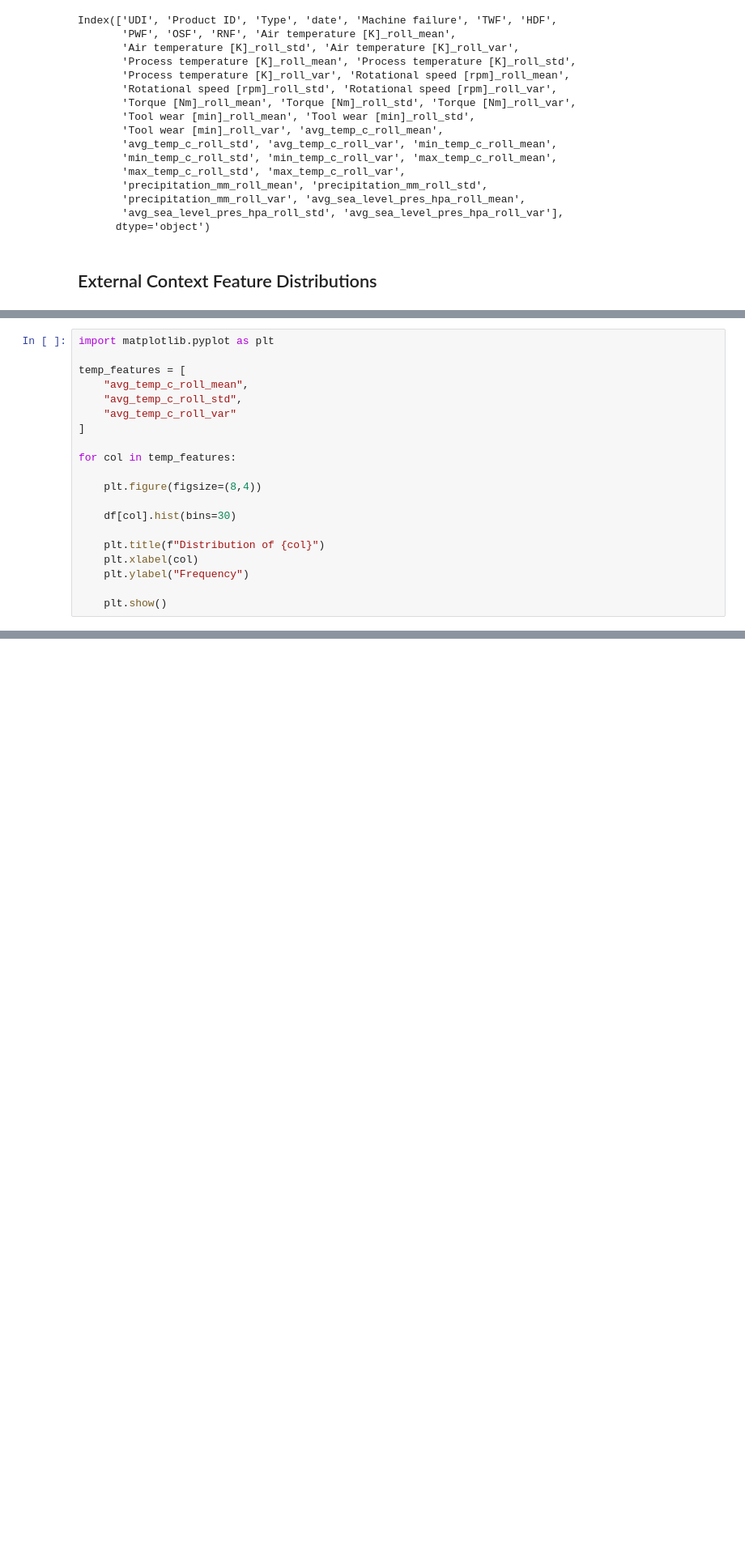
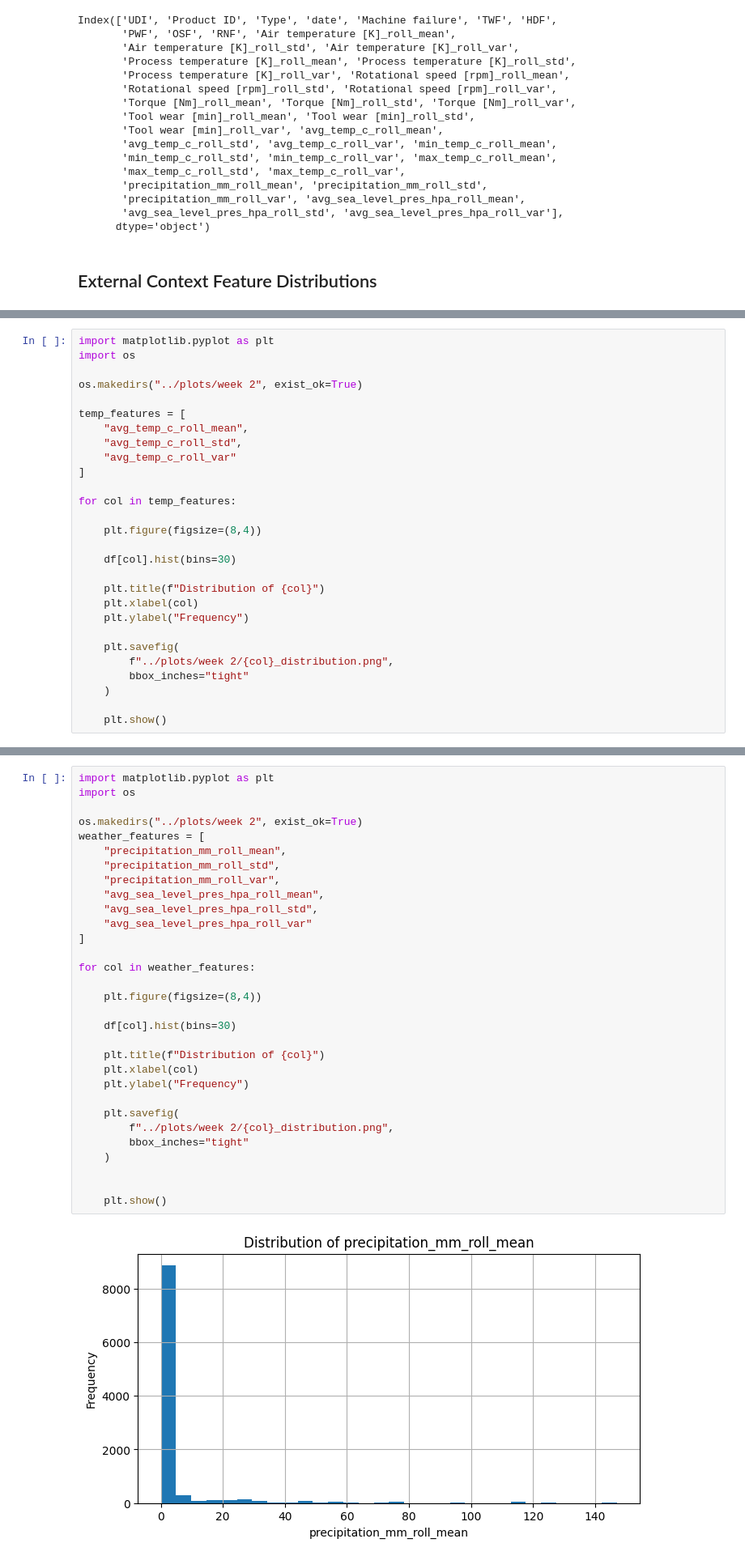
Before and after one commit to KVP6755/Project1_Predictive-Maintenance, a Jupyter notebook: eda/eda_analysis.ipynb, the cells around one changed output, grey strips where cells are left out. Shown at 81% size. Cells and saved outputs as stored; diff of their text form; blank space fills up the shorter version.

Commit message:
Engineered Pressure and Precipitation Features

```diff
--- a/eda/eda_analysis.ipynb
+++ b/eda/eda_analysis.ipynb
@@ -459,5 +497,8 @@ Index(['UDI', 'Product ID', 'Type', 'date', 'Machine failure', 'TWF', 'HDF',
 # %%
 import matplotlib.pyplot as plt
+import os
+
+os.makedirs("../plots/week 2", exist_ok=True)
 
 temp_features = [
     "avg_temp_c_roll_mean",
@@ -475,6 +516,11 @@ for col in temp_features:
     plt.xlabel(col)
     plt.ylabel("Frequency")
 
+    plt.savefig(
+        f"../plots/week 2/{col}_distribution.png",
+        bbox_inches="tight"
+    )
+
     plt.show()
 # %% [output]
 [figure]
@@ -488,0 +543,33 @@ The engineered temperature features provide contextual environmental information
+# %%
+import matplotlib.pyplot as plt
+import os
+
+os.makedirs("../plots/week 2", exist_ok=True)
+weather_features = [
+    "precipitation_mm_roll_mean",
+    "precipitation_mm_roll_std",
+    "precipitation_mm_roll_var",
+    "avg_sea_level_pres_hpa_roll_mean",
+    "avg_sea_level_pres_hpa_roll_std",
+    "avg_sea_level_pres_hpa_roll_var"
+]
+
+for col in weather_features:
+
+    plt.figure(figsize=(8,4))
+
+    df[col].hist(bins=30)
+
+    plt.title(f"Distribution of {col}")
+    plt.xlabel(col)
+    plt.ylabel("Frequency")
+
+    plt.savefig(
+        f"../plots/week 2/{col}_distribution.png",
+        bbox_inches="tight"
+    )
+
+
+    plt.show()
+# %% [output]
+[figure, added]
```
Also changed, not shown: parts of 7 cells of this notebook.
